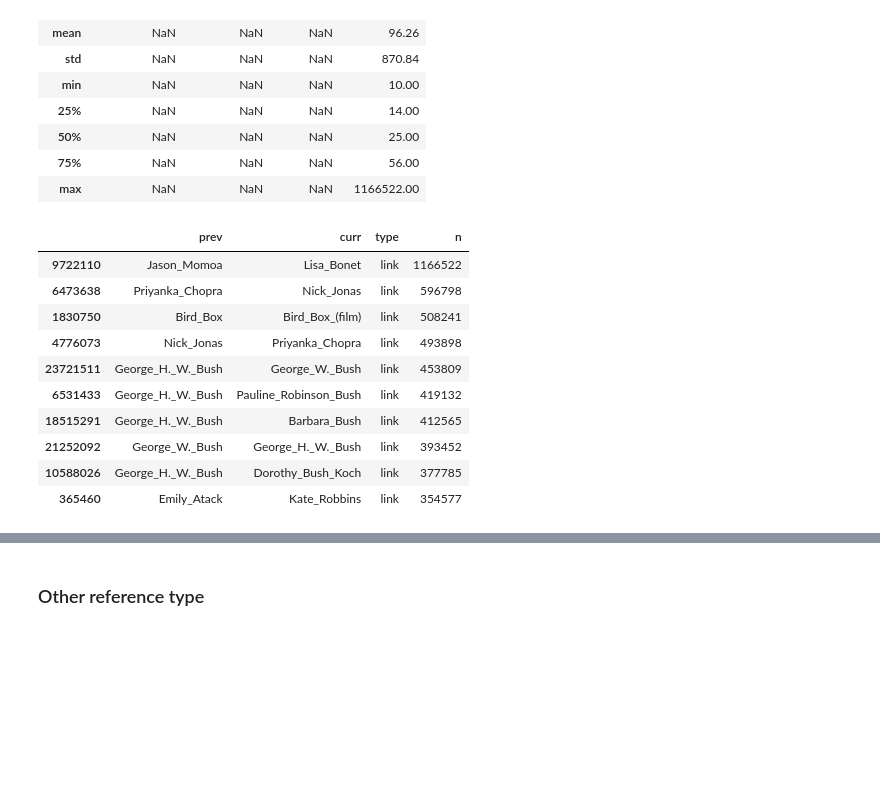
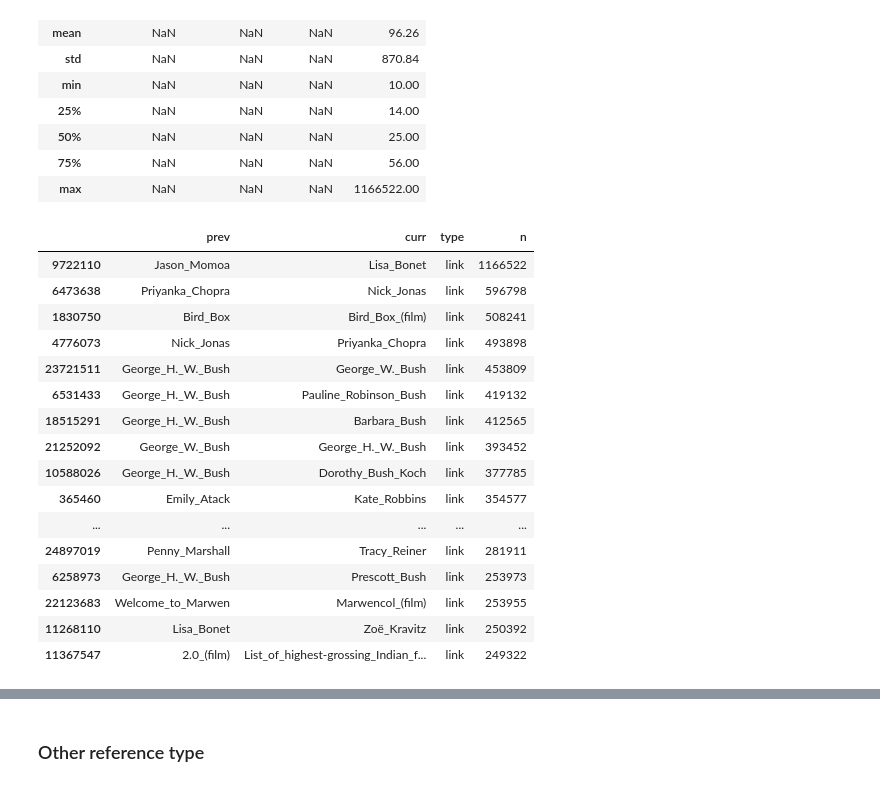
Before and after one commit to 33eyes/wiki-clickstream-graph, a Jupyter notebook: English_Wikipedia_EDA.ipynb, the cells around one changed output, grey strips where cells are left out. Cells and saved outputs as stored; diff of their text form; code cells hidden in the pictures; blank space fills up the shorter version.

```diff
--- a/English_Wikipedia_EDA.ipynb
+++ b/English_Wikipedia_EDA.ipynb
@@ -181,16 +411,22 @@ link_edges.describe(include='all')
 | 75% | NaN | NaN | NaN | 56.00 |
 | max | NaN | NaN | NaN | 1166522.00 |
 # %%
-link_edges.head(10)
+link_edges.head(20)
 # %% [output]
 |  | prev | curr | type | n |
 | 9722110 | Jason_Momoa | Lisa_Bonet | link | 1166522 |
 | 6473638 | Priyanka_Chopra | Nick_Jonas | link | 596798 |
 | 1830750 | Bird_Box | Bird_Box_(film) | link | 508241 |
 | 4776073 | Nick_Jonas | Priyanka_Chopra | link | 493898 |
 | 23721511 | George_H._W._Bush | George_W._Bush | link | 453809 |
 | 6531433 | George_H._W._Bush | Pauline_Robinson_Bush | link | 419132 |
 | 18515291 | George_H._W._Bush | Barbara_Bush | link | 412565 |
 | 21252092 | George_W._Bush | George_H._W._Bush | link | 393452 |
 | 10588026 | George_H._W._Bush | Dorothy_Bush_Koch | link | 377785 |
 | 365460 | Emily_Atack | Kate_Robbins | link | 354577 |
+| ... | ... | ... | ... | ... |
+| 24897019 | Penny_Marshall | Tracy_Reiner | link | 281911 |
+| 6258973 | George_H._W._Bush | Prescott_Bush | link | 253973 |
+| 22123683 | Welcome_to_Marwen | Marwencol_(film) | link | 253955 |
+| 11268110 | Lisa_Bonet | Zoë_Kravitz | link | 250392 |
+| 11367547 | 2.0_(film) | List_of_highest-grossing_Indian_f... | link | 249322 |
```
Also changed, not shown: parts of 18 cells of this notebook.
